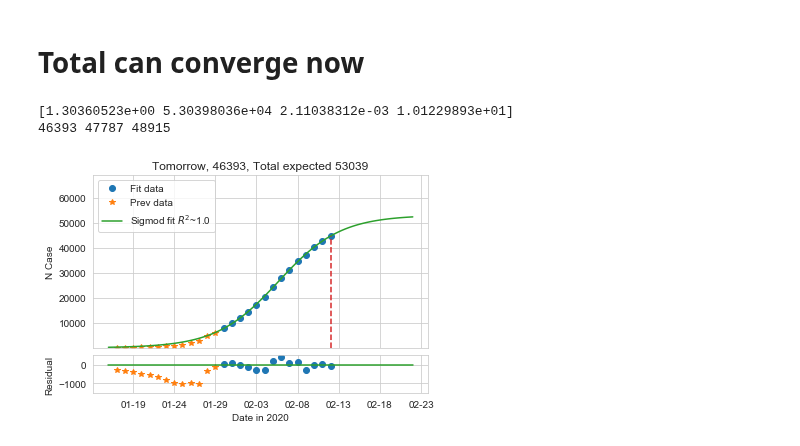
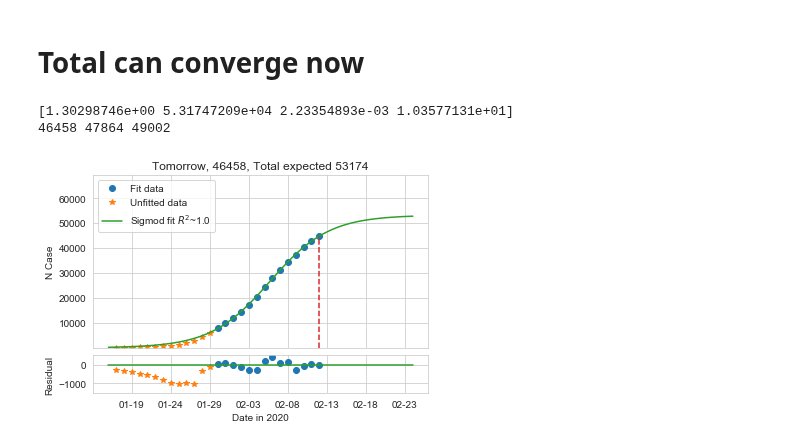
Before and after one commit to tongbaojia/vr_2020, a Jupyter notebook: Virus.ipynb, the cells around one changed output. Drawn from its saved outputs; the diff is of its cells as text; code cells hidden in the pictures.

```diff
--- a/Virus.ipynb
+++ b/Virus.ipynb
@@ -34,7 +34,7 @@ c = [
     2653,
     2984,
     2473,
-    1909
+    2034
 ]
 # %%
 tmr_date = "2_12_2020"
@@ -174,7 +174,7 @@ def prediction(my_func, name="sigmoid"):
     popt_up = popt + nstd * perr
     popt_down = popt - nstd * perr
 
-    forward_steps = 10
+    forward_steps = 12
     x = np.linspace(-starting_index, len(total) - starting_index + forward_steps, 100)
     y = my_func(x, *popt)
 
@@ -192,40 +192,40 @@ def prediction(my_func, name="sigmoid"):
 
     total_expected = int(popt[1])
     ax1.plot(xdata, ydata, 'o', label='Fit data')
-    ax1.plot(x_prev_data, y_prev_data, '*', label='Prev data')
+    ax1.plot(x_prev_data, y_prev_data, '*', label='Unfitted data')
     ax1.plot(x, y, label=r'Sigmod fit $R^2$~{}'.format(round(R2, 3)))
     ax1.plot([len(total) - starting_index, len(total) - starting_index], [0, ydata[-1]], '--')
     ax1.set_title("Tomorrow, {}, Total expected {}".format(pred, total_expected))
     ax1.set_ylim(1, total_expected * 1.3)
     ax1.legend(loc='best')
     # ax1.set_xticks([])
     # ax1.set_xlabel('Date')
     ax1.set_ylabel('N Case')
 
     residuals = ydata - my_func(xdata, *popt)
     prev_residuals = y_prev_data - my_func(x_prev_data, *popt)
     ax2.plot(xdata, residuals, 'o', label='residuals')
     ax2.plot(x_prev_data, prev_residuals, '*', label='prev residuals')
     ax2.plot(x, np.zeros(len(x)))
     ax2.set_ylim(-1500, 500)
     ax2.set_xlabel('Date in 2020')
     ax2.set_ylabel('Residual')
     x_ticks = ax2.get_xticks()
     # print(x_ticks)
     current_day = len(total) - starting_index
     # correct time difference
     current_date = date.today() + timedelta(days=1)
     date_ticks = []
     for x_tick in x_ticks:
         date_ticks.append(current_date + timedelta(days=x_tick - current_day))
     date_ticks = [i.strftime('%m-%d') for i in date_ticks]
     # print(date_ticks)
     ax2.set_xticklabels(date_ticks)
     plt.savefig('Plots/{}_{}.png'.format(tmr_date, name), dpi=300)
     plt.show()
 
 prediction(sigmoid, "sigmoid")
 # %% [output]
-[1.30360523e+00 5.30398036e+04 2.11038312e-03 1.01229893e+01]
-46393 47787 48915
+[1.30298746e+00 5.31747209e+04 2.23354893e-03 1.03577131e+01]
+46458 47864 49002
-[figure, old version]
+[figure, new version]
```
Also changed, not shown: parts of 2 cells of this notebook, 2 other files.
